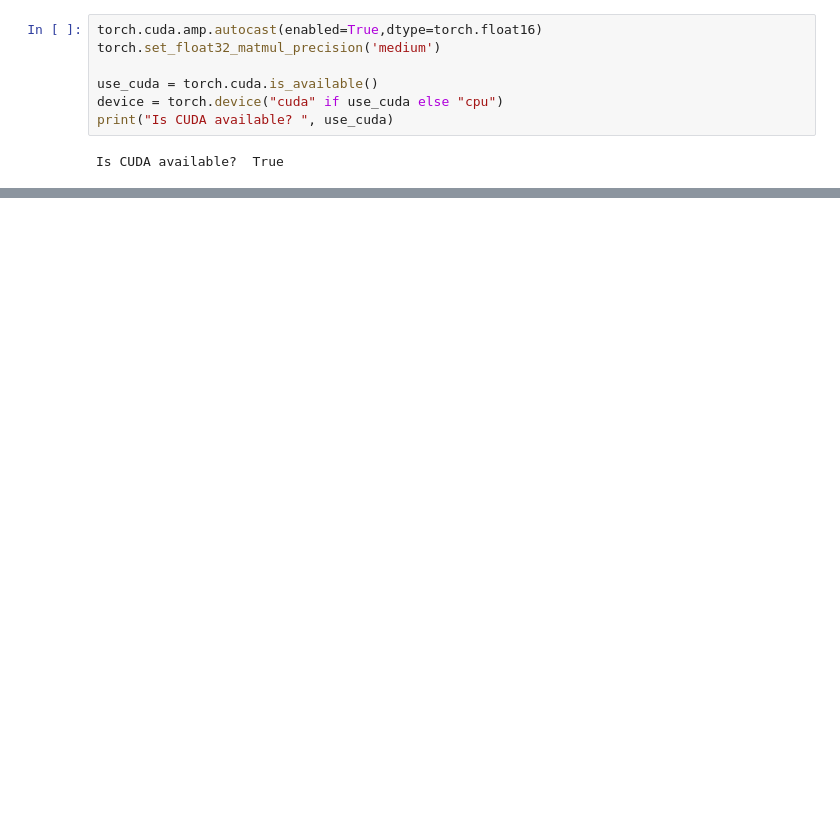
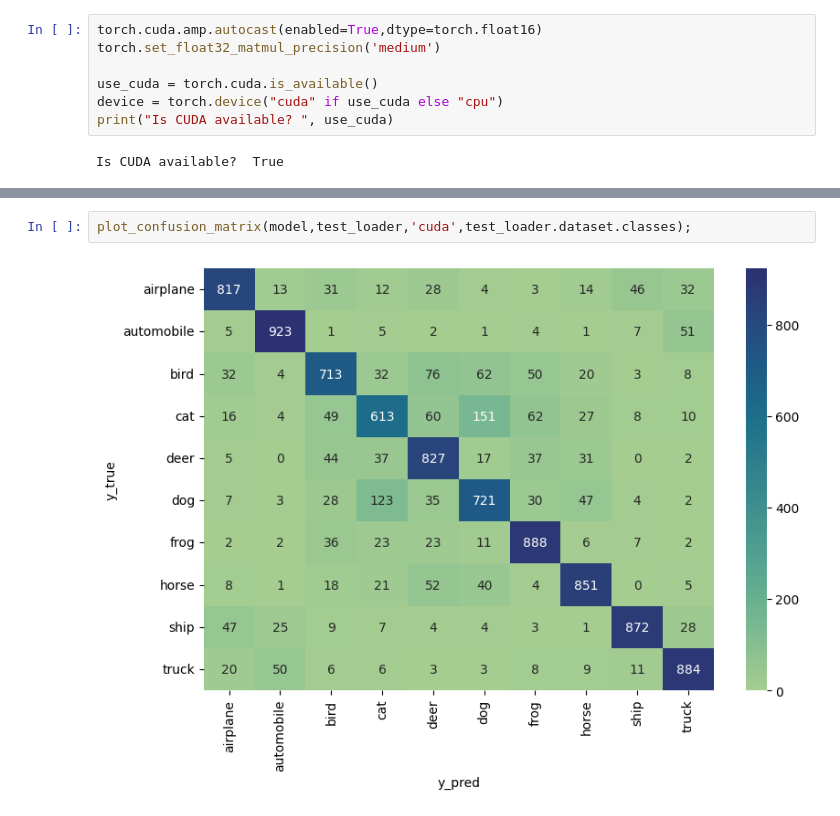
Before and after one commit to Muthukamalan/ZerotoHeroDL, a Jupyter notebook: Vision/Ch9/S9.ipynb, the cells around one changed output, grey strips where cells are left out. Cells and saved outputs as stored; diff of their text form; blank space fills up the shorter version.

```diff
--- a/Vision/Ch9/S9.ipynb
+++ b/Vision/Ch9/S9.ipynb
@@ -83,0 +159,4 @@ Clipping input data to the valid range for imshow with RGB data ([0..1] for floa
+# %%
+plot_confusion_matrix(model,test_loader,'cuda',test_loader.dataset.classes);
+# %% [output]
+[figure, added]
```
Also changed, not shown: parts of 12 cells of this notebook, 10 other files.
